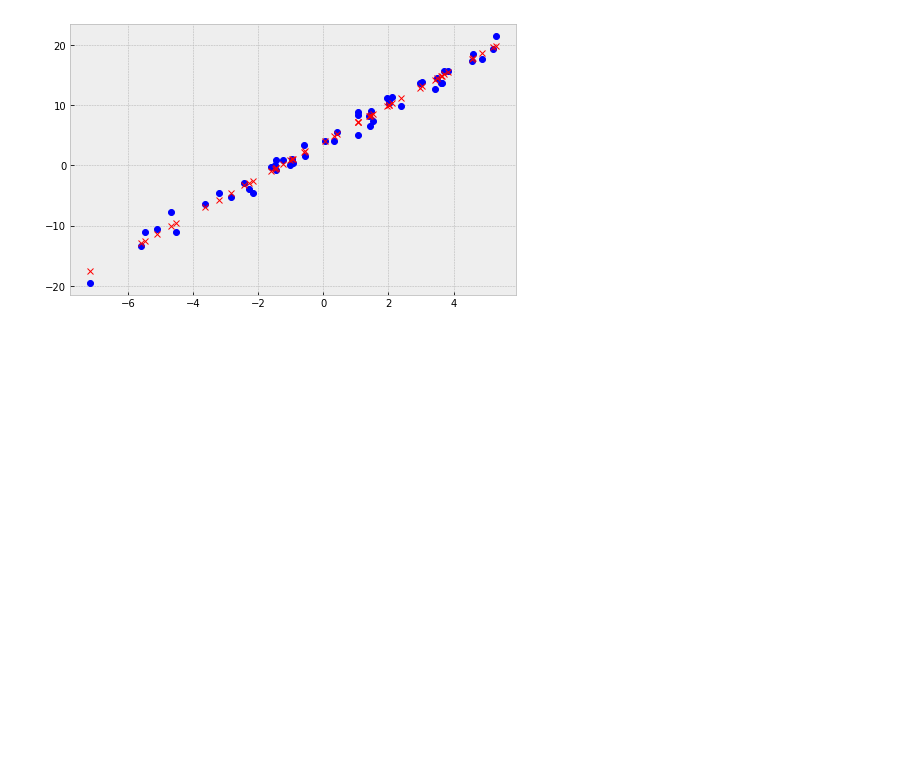
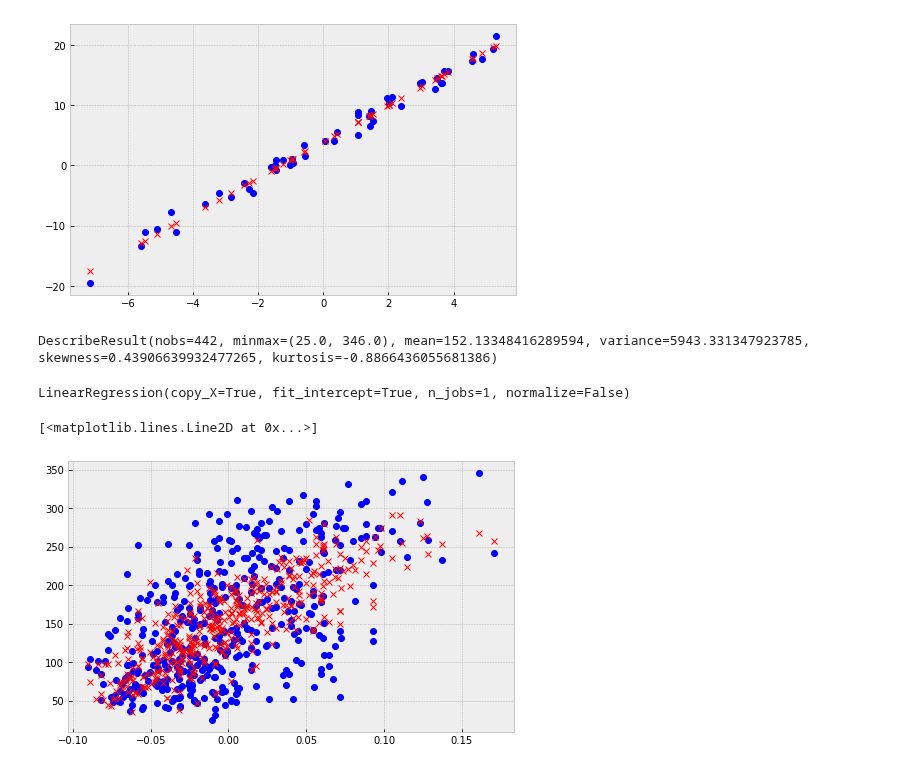
Before and after one commit to tjwei/NDHU_AM1130, a Jupyter notebook: Week09 - Machine Learning.ipynb, the cells around one changed output. Drawn from its saved outputs; the diff is of its cells as text; code cells hidden in the pictures; blank space fills up the shorter version.

```diff
--- a/Week09 - Machine Learning.ipynb
+++ b/Week09 - Machine Learning.ipynb
@@ -45,0 +48,2 @@ plt.plot(X, regr.predict(X), 'rx');
+# %%
+diabetes  = datasets.load_diabetes()
@@ -45,0 +54,14 @@ plt.plot(X, regr.predict(X), 'rx');
+# %%
+scipy.stats.describe(diabetes.target)
+# %% [output]
+DescribeResult(nobs=442, minmax=(25.0, 346.0), mean=152.13348416289594, variance=5943.331347923785, skewness=0.43906639932477265, kurtosis=-0.8866436055681386)
+# %%
+regr.fit(diabetes.data, diabetes.target)
+# %% [output]
+LinearRegression(copy_X=True, fit_intercept=True, n_jobs=1, normalize=False)
+# %%
+plt.plot(diabetes.data[:, 2], diabetes.target, 'bo')
+plt.plot(diabetes.data[:, 2], regr.predict(diabetes.data), 'rx')
+# %% [output]
+[<matplotlib.lines.Line2D at 0x...>]
+[figure, added]
```
Also changed, not shown: parts of 4 cells of this notebook.
